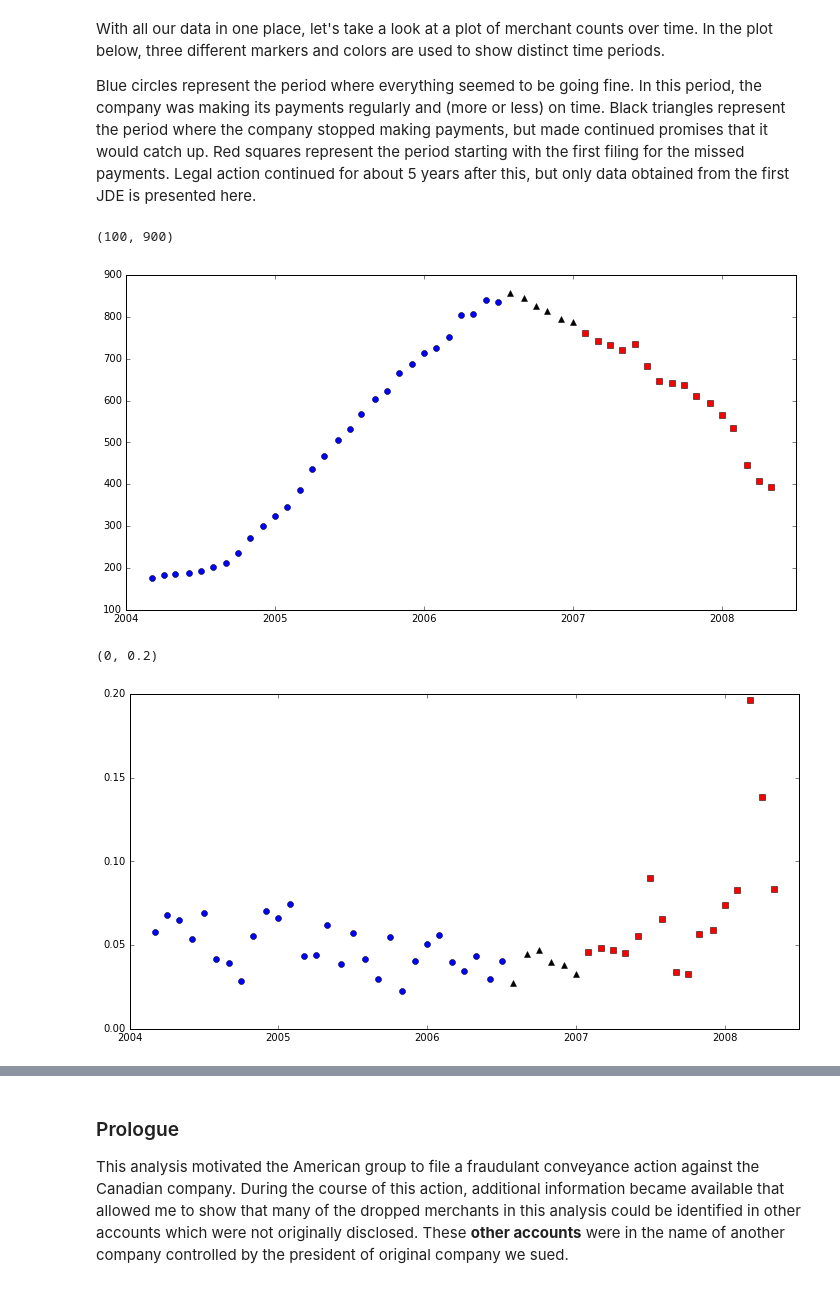
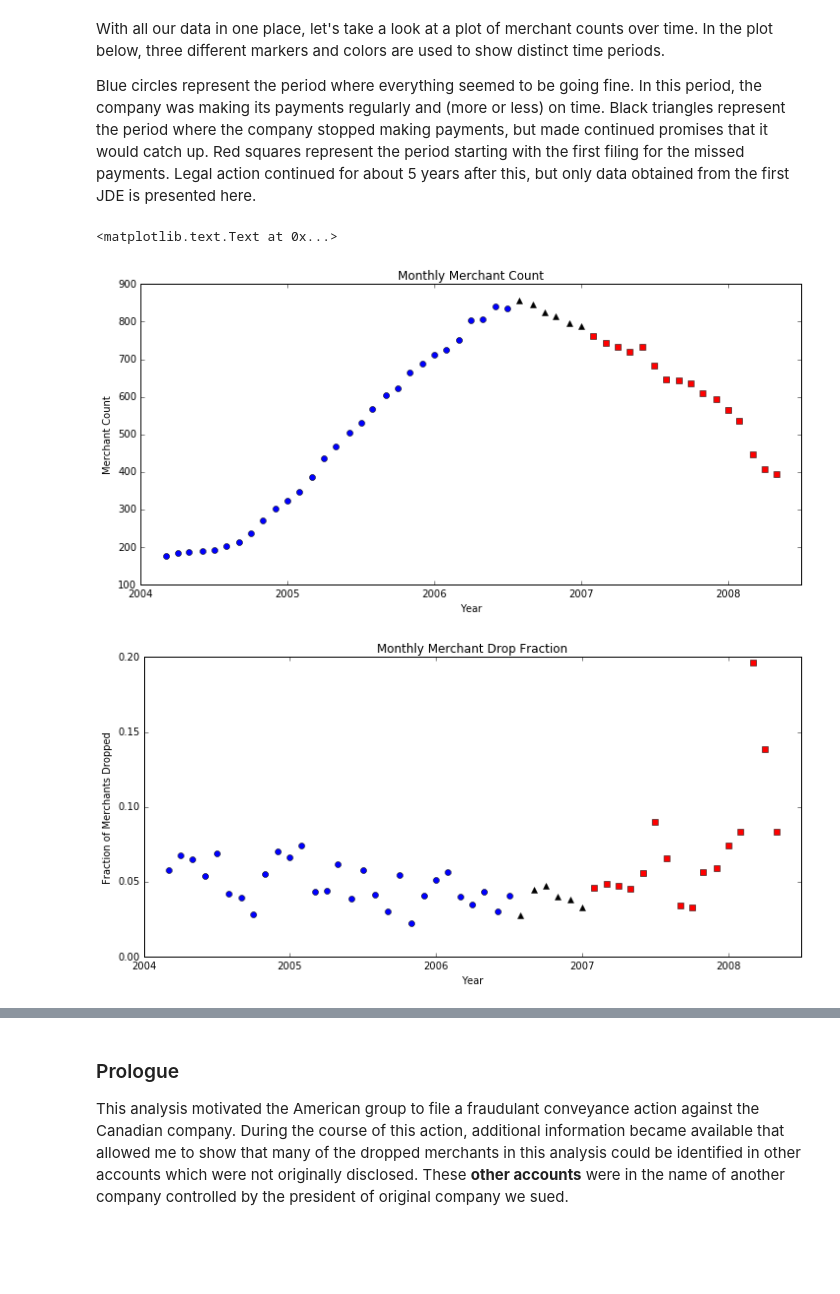
Before and after one commit to MichaelSzczepaniak/FraudulentConveyance, a Jupyter notebook: code/POS Merchants and Terminals Analysis.ipynb, the cells around one changed output, grey strips where cells are left out. Cells and saved outputs as stored; diff of their text form; code cells hidden in the pictures; blank space fills up the shorter version.

```diff
--- a/code/POS Merchants and Terminals Analysis.ipynb
+++ b/code/POS Merchants and Terminals Analysis.ipynb
@@ -738,40 +740,44 @@ d3 = data.loc[36:]   # legal action
 # %%
 import matplotlib as mp, matplotlib.pyplot as plt
 from matplotlib.ticker import ScalarFormatter
 %matplotlib inline
-width=12; height=6
-plt.figure(figsize=(width, height))
-# http://stackoverflow.com/questions/12608788/
+width=12; height=12
+plt.figure(1, figsize=(width, height))
+plt.subplot(2, 1, 1)
 ax = plt.gca()
 x_formatter = mp.ticker.ScalarFormatter(useOffset=False)
 ax.xaxis.set_major_formatter(x_formatter)
 plt.xticks(np.arange(2004, 2008.5, 1.0))
 
 data = pd.read_csv("../data/OsMerchantTerminalDropsAdds.csv")
 d1 = data.loc[1:29]
 d2 = data.loc[30:35]
 d3 = data.loc[36:]
 plt.plot(d1['yearFrac'], d1['merchantCount'], 'bo')
 plt.plot(d2['yearFrac'], d2['merchantCount'], 'k^')
 plt.plot(d3['yearFrac'], d3['merchantCount'], 'rs')
 plt.xlim([2004,2008.5])
 plt.ylim([100, 900])
+plt.xlabel("Year")
+plt.ylabel("Merchant Count")
+plt.title("Monthly Merchant Count")
+
+plt.figure(2, figsize=(width, height))
+plt.subplot(2, 1, 2)
+plt.xticks(np.arange(2004, 2008.5, 1.0))
+ax = plt.gca()
+x_formatter = mp.ticker.ScalarFormatter(useOffset=False)
+ax.xaxis.set_major_formatter(x_formatter)
+
+plt.plot(d1['yearFrac'], d1['merchant_drop_rate'], 'bo')
+plt.plot(d2['yearFrac'], d2['merchant_drop_rate'], 'k^')
+plt.plot(d3['yearFrac'], d3['merchant_drop_rate'], 'rs')
+plt.xlim([2004,2008.5])
+plt.ylim([0, 0.2])
+plt.xlabel("Year")
+plt.ylabel("Fraction of Merchants Dropped")
+plt.title("Monthly Merchant Drop Fraction")
 # %% [output]
-(100, 900)
+<matplotlib.text.Text at 0x...>
-[figure, old version]
+[figure, new version]
+[figure, added]
-# %%
-width=12; height=6
-plt.figure(figsize=(width, height))
-plt.xticks(np.arange(2004, 2008.5, 1.0))
-ax = plt.gca()
-x_formatter = mp.ticker.ScalarFormatter(useOffset=False)
-ax.xaxis.set_major_formatter(x_formatter)
-
-plt.plot(d1['yearFrac'], d1['merchant_drop_rate'], 'bo')
-plt.plot(d2['yearFrac'], d2['merchant_drop_rate'], 'k^')
-plt.plot(d3['yearFrac'], d3['merchant_drop_rate'], 'rs')
-plt.xlim([2004,2008.5])
-plt.ylim([0, 0.2])
-# %% [output]
-(0, 0.2)
-[figure, removed]
```
Also changed, not shown: parts of 10 cells of this notebook.
